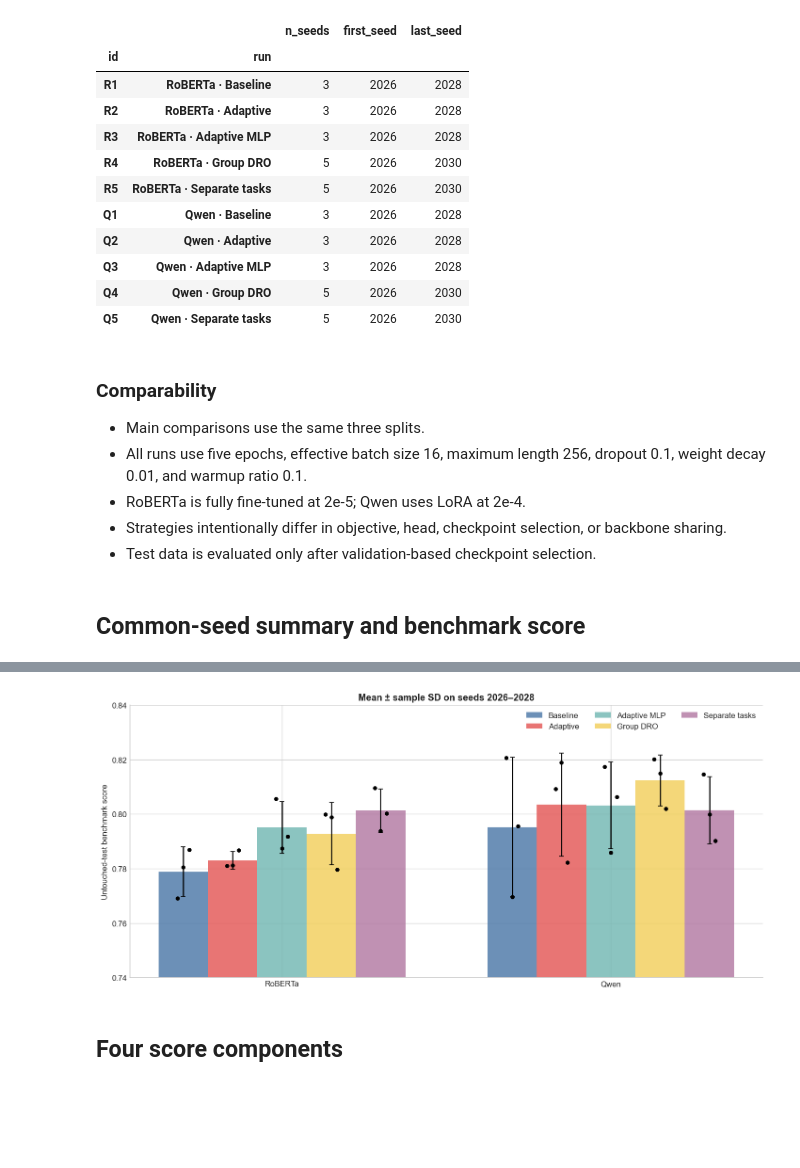
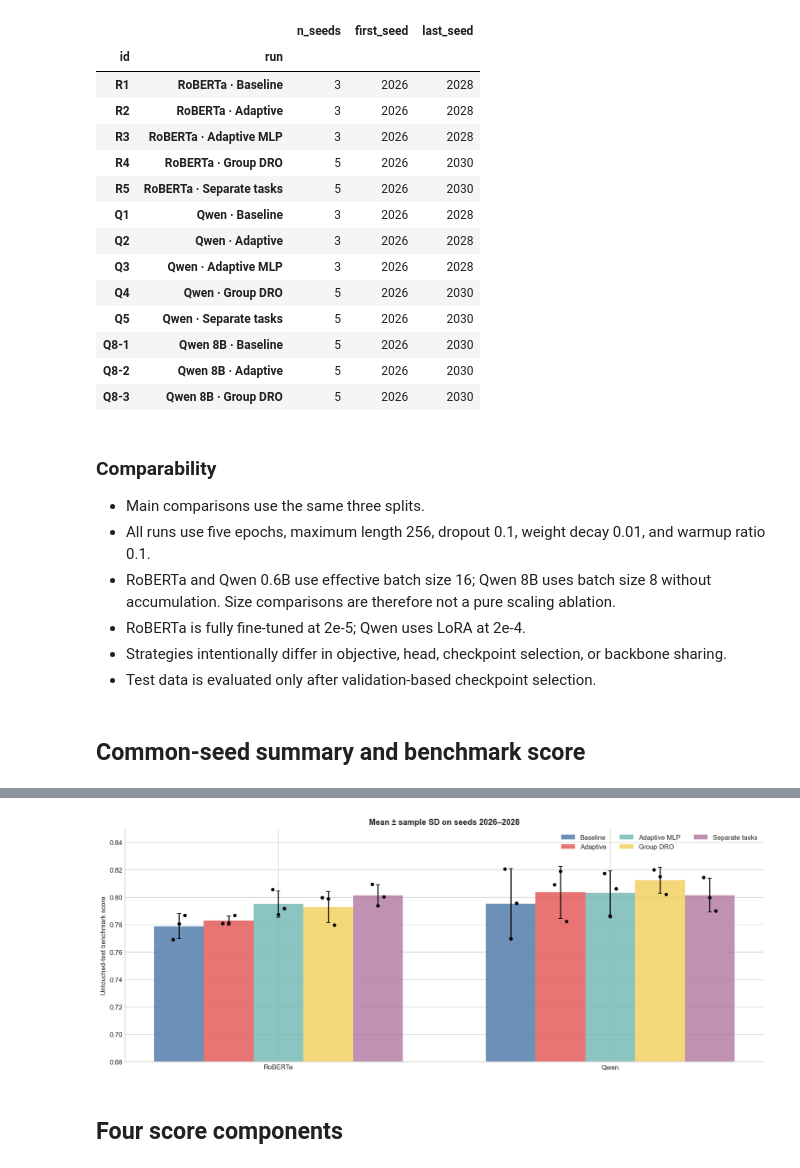
Before and after one commit to MaaxRen/ALTA2026, a Jupyter notebook: notebooks/training_results_analysis.ipynb, the cells around one changed output, grey strips where cells are left out. Drawn from its saved outputs; the diff is of its cells as text; code cells hidden in the pictures; blank space fills up the shorter version.

Commit message:
Experiment with 8b model and threshold tuning

```diff
--- a/notebooks/training_results_analysis.ipynb
+++ b/notebooks/training_results_analysis.ipynb
@@ -8,6 +8,7 @@ The primary comparison uses seeds 2026–2028, which are available for every str
 $$score = \frac{\min(F1_{sent,AU},F1_{sent,UK}) + \min(F1_{sarc,AU},F1_{sarc,UK})}{2}.$$
 # %%
 from pathlib import Path
+import json
 import numpy as np
 import pandas as pd
 import matplotlib.pyplot as plt
@@ -38,6 +39,9 @@ RUNS = {
     "Qwen · Adaptive MLP": ("Q3", "qwen_embedding_0.6b_lora_adaptive_minvariety_mlp", "Qwen", "Adaptive MLP"),
     "Qwen · Group DRO": ("Q4", "qwen_embedding_0.6b_lora_group_dro", "Qwen", "Group DRO"),
     "Qwen · Separate tasks": ("Q5", "qwen_embedding_0.6b_lora_separate_tasks", "Qwen", "Separate tasks"),
+    "Qwen 8B · Baseline": ("Q8-1", "qwen_embedding_8b_multitask_lora", "Qwen 8B", "Baseline"),
+    "Qwen 8B · Adaptive": ("Q8-2", "qwen_embedding_8b_lora_adaptive_minvariety", "Qwen 8B", "Adaptive"),
+    "Qwen 8B · Group DRO": ("Q8-3", "qwen_embedding_8b_lora_group_dro", "Qwen 8B", "Group DRO"),
 }
 STRATEGIES = ("Baseline", "Adaptive", "Adaptive MLP", "Group DRO", "Separate tasks")
 MODELS = ("RoBERTa", "Qwen")
@@ -71,7 +75,8 @@ for run, (run_id, directory, model, strategy) in RUNS.items():
     frames.append(frame)
 
 results = pd.concat(frames, ignore_index=True)
-common = results[results.split_seed.isin(COMMON_SEEDS)].copy()
+common = results[(results.model != "Qwen 8B")
+                 & results.split_seed.isin(COMMON_SEEDS)].copy()
 coverage = results.groupby(["id", "run"], sort=False).split_seed.agg(["count", "min", "max"])
 display(coverage.rename(columns={"count": "n_seeds", "min": "first_seed", "max": "last_seed"}))
 # %% [output]
@@ -87,11 +92,15 @@ display(coverage.rename(columns={"count": "n_seeds", "min": "first_seed", "max":
 | Q3 | Qwen · Adaptive MLP | 3 | 2026 | 2028 |
 | Q4 | Qwen · Group DRO | 5 | 2026 | 2030 |
 | Q5 | Qwen · Separate tasks | 5 | 2026 | 2030 |
+| Q8-1 | Qwen 8B · Baseline | 5 | 2026 | 2030 |
+| Q8-2 | Qwen 8B · Adaptive | 5 | 2026 | 2030 |
+| Q8-3 | Qwen 8B · Group DRO | 5 | 2026 | 2030 |
 # %% [markdown]
 ### Comparability
 
 - Main comparisons use the same three splits.
-- All runs use five epochs, effective batch size 16, maximum length 256, dropout 0.1, weight decay 0.01, and warmup ratio 0.1.
+- All runs use five epochs, maximum length 256, dropout 0.1, weight decay 0.01, and warmup ratio 0.1.
+- RoBERTa and Qwen 0.6B use effective batch size 16; Qwen 8B uses batch size 8 without accumulation. Size comparisons are therefore not a pure scaling ablation.
 - RoBERTa is fully fine-tuned at 2e-5; Qwen uses LoRA at 2e-4.
 - Strategies intentionally differ in objective, head, checkpoint selection, or backbone sharing.
 - Test data is evaluated only after validation-based checkpoint selection.
@@ -108,39 +117,41 @@ for run, part in common.groupby("run", sort=False):
     rows.append(row)
 display(pd.DataFrame(rows).set_index("ID"))
 
-fig, ax = plt.subplots(figsize=(12, 5.5))
+fig, ax = plt.subplots(figsize=(14, 5.5))
 x, width = np.arange(len(MODELS)), 0.15
 for offset, strategy in zip(np.linspace(-2 * width, 2 * width, len(STRATEGIES)), STRATEGIES):
     means, stds = [], []
     for model in MODELS:
         values = common[(common.model == model) & (common.strategy == strategy)].benchmark_score
-        means.append(values.mean()); stds.append(values.std())
+        means.append(values.mean() if len(values) else np.nan)
+        stds.append(values.std() if len(values) else np.nan)
     positions = x + offset
     ax.bar(positions, means, width, yerr=stds, capsize=3,
            color=COLORS[strategy], alpha=0.82, label=strategy)
     for index, model in enumerate(MODELS):
         values = common[(common.model == model) & (common.strategy == strategy)].benchmark_score.to_numpy()
-        ax.scatter(np.full(len(values), positions[index]) + np.linspace(-0.018, 0.018, len(values)),
-                   values, color="black", s=18, zorder=3)
-ax.set_xticks(x, MODELS); ax.set_ylim(0.74, 0.84)
+        if len(values):
+            ax.scatter(np.full(len(values), positions[index]) + np.linspace(-0.018, 0.018, len(values)),
+                       values, color="black", s=18, zorder=3)
+ax.set_xticks(x, MODELS); ax.set_ylim(0.68, 0.85)
 ax.set_ylabel("Untouched-test benchmark score")
 ax.set_title("Mean ± sample SD on seeds 2026–2028")
 ax.legend(frameon=False, ncol=3)
 fig.tight_layout(); plt.show()
 # %% [output]
 |  | Backbone | Strategy | Sentiment AU | Sentiment UK | Sarcasm AU | Sarcasm UK | Score |
 | ID |  |  |  |  |  |  |  |
 | R1 | RoBERTa | Baseline | 0.9132 ± 0.0094 | 0.9497 ± 0.0067 | 0.7670 ± 0.0195 | 0.6445 ± 0.0100 | 0.7789 ± 0.0090 |
 | R2 | RoBERTa | Adaptive | 0.9152 ± 0.0103 | 0.9445 ± 0.0030 | 0.7362 ± 0.0238 | 0.6508 ± 0.0149 | 0.7830 ± 0.0032 |
 | R3 | RoBERTa | Adaptive MLP | 0.9090 ± 0.0016 | 0.9410 ± 0.0055 | 0.7647 ± 0.0249 | 0.6809 ± 0.0175 | 0.7949 ± 0.0095 |
 | R4 | RoBERTa | Group DRO | 0.9135 ± 0.0072 | 0.9480 ± 0.0026 | 0.7468 ± 0.0180 | 0.6721 ± 0.0191 | 0.7928 ± 0.0114 |
 | R5 | RoBERTa | Separate tasks | 0.9133 ± 0.0025 | 0.9488 ± 0.0076 | 0.7344 ± 0.0085 | 0.6892 ± 0.0146 | 0.8012 ± 0.0079 |
 | Q1 | Qwen | Baseline | 0.9206 ± 0.0069 | 0.9497 ± 0.0040 | 0.7774 ± 0.0129 | 0.6699 ± 0.0441 | 0.7953 ± 0.0255 |
 | Q2 | Qwen | Adaptive | 0.9195 ± 0.0031 | 0.9567 ± 0.0104 | 0.7543 ± 0.0138 | 0.6874 ± 0.0386 | 0.8034 ± 0.0189 |
 | Q3 | Qwen | Adaptive MLP | 0.9133 ± 0.0025 | 0.9575 ± 0.0061 | 0.7339 ± 0.0341 | 0.6930 ± 0.0302 | 0.8031 ± 0.0159 |
 | Q4 | Qwen | Group DRO | 0.9231 ± 0.0032 | 0.9489 ± 0.0040 | 0.7426 ± 0.0241 | 0.7016 ± 0.0165 | 0.8123 ± 0.0094 |
 | Q5 | Qwen | Separate tasks | 0.9196 ± 0.0067 | 0.9462 ± 0.0030 | 0.7183 ± 0.0069 | 0.6839 ± 0.0245 | 0.8015 ± 0.0123 |
-[figure, old version]
+[figure, new version]
 # %% [markdown]
 ## Four score components
 # %%
```
Also changed, not shown: parts of 10 cells of this notebook, 10 other files.
